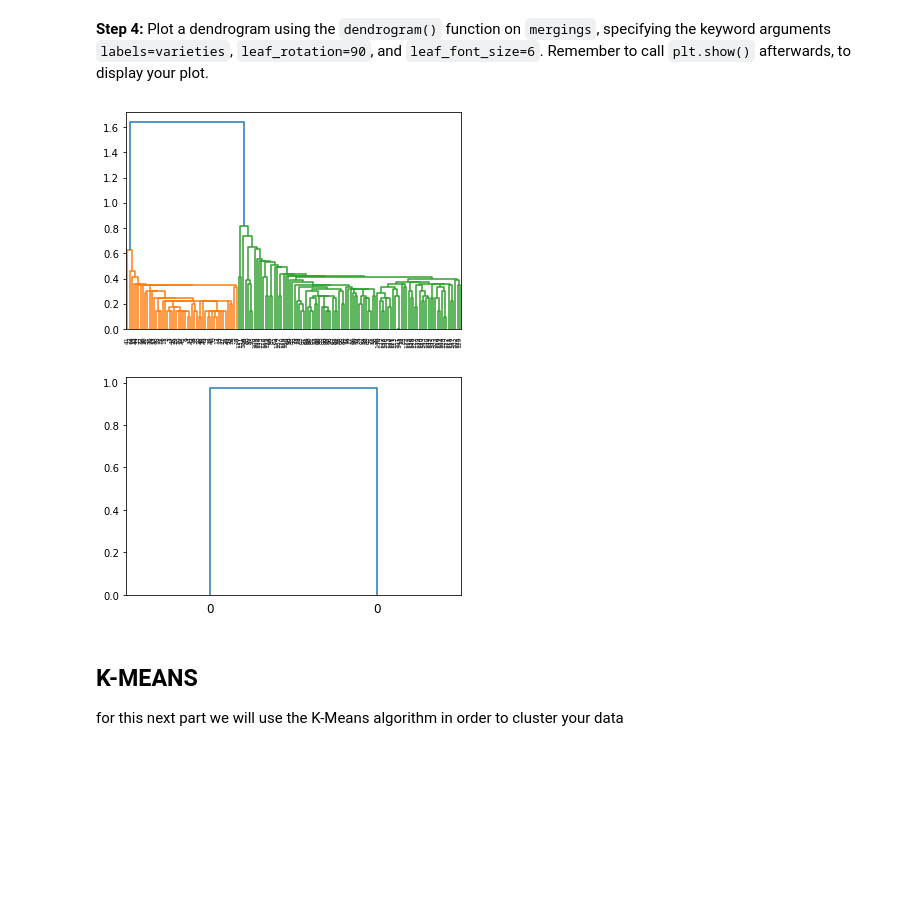
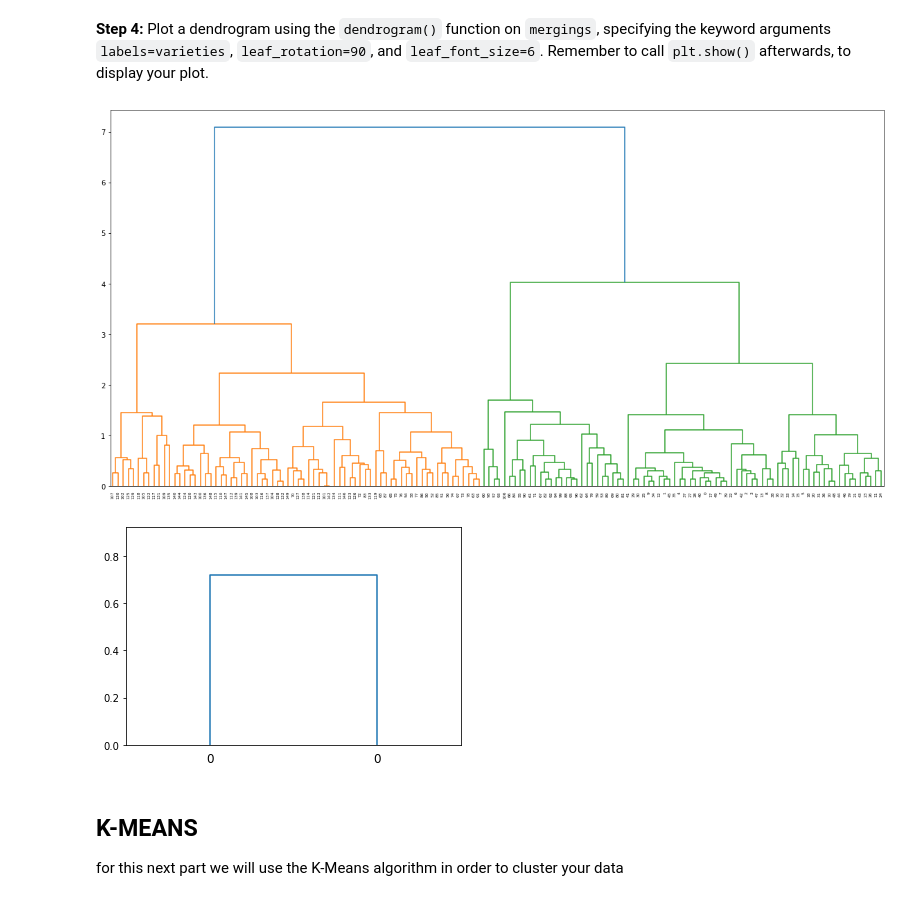
Before and after one commit to Canis-Ignem/nbgrader_submissions, a Jupyter notebook: ml3/26ml3.ipynb, the cells around one changed output. Cells and saved outputs as stored; diff of their text form; code cells hidden in the pictures; blank space fills up the shorter version.

```diff
--- a/ml3/26ml3.ipynb
+++ b/ml3/26ml3.ipynb
@@ -74,7 +81,7 @@ assert x.shape == (150,4)
 # %% [markdown]
 **Step 3:** Perform hierarchical clustering on `samples` using the `linkage()` function with the `method='complete'` keyword argument. Assign the result to `mergings`.
 # %%
-mergings = linkage(x)
+mergings = linkage(x, method="complete")
 # %%
 assert mergings.shape == (149,4)
 # %% [markdown]
@@ -82,19 +89,21 @@ assert mergings.shape == (149,4)
 # %%
 # # Unable to get labels=varieties, I'm assuming this means the flower type (setosa, versicolor, virginica)
 # # But the list of those is one longer than mergings, pretty sure just removing one row would be incorrect
 # varieties = df_iris["class"]
 # print(varieties.shape)
 # #dn = dendrogram(mergings, leaf_rotation=90, leaf_font_size=6, labels=varieties)
 
 # No labels=varieties, Jon's orders
+fig = plt.figure(figsize=(20, 10))
 dn = dendrogram(mergings, leaf_rotation=90, leaf_font_size=6)
+
 plt.show()
 # %% [output]
-[figure, old version]
+[figure, new version]
 # %%
 assert type(dn) == type(dendrogram(np.random.rand(15, 4)))
 # %% [output]
-[figure, old version]
+[figure, new version]
 # %% [markdown]
 ## K-MEANS
 
```
Also changed, not shown: parts of 2 cells of this notebook.
